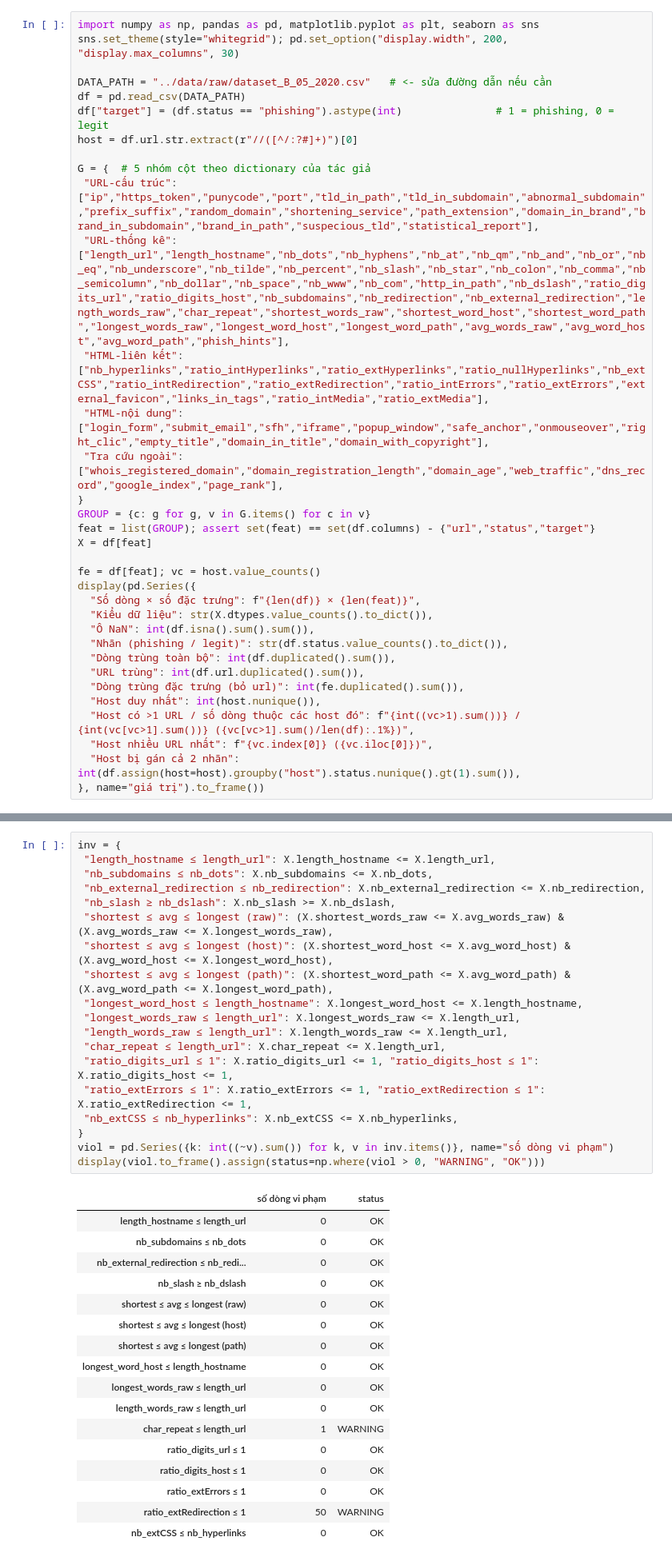
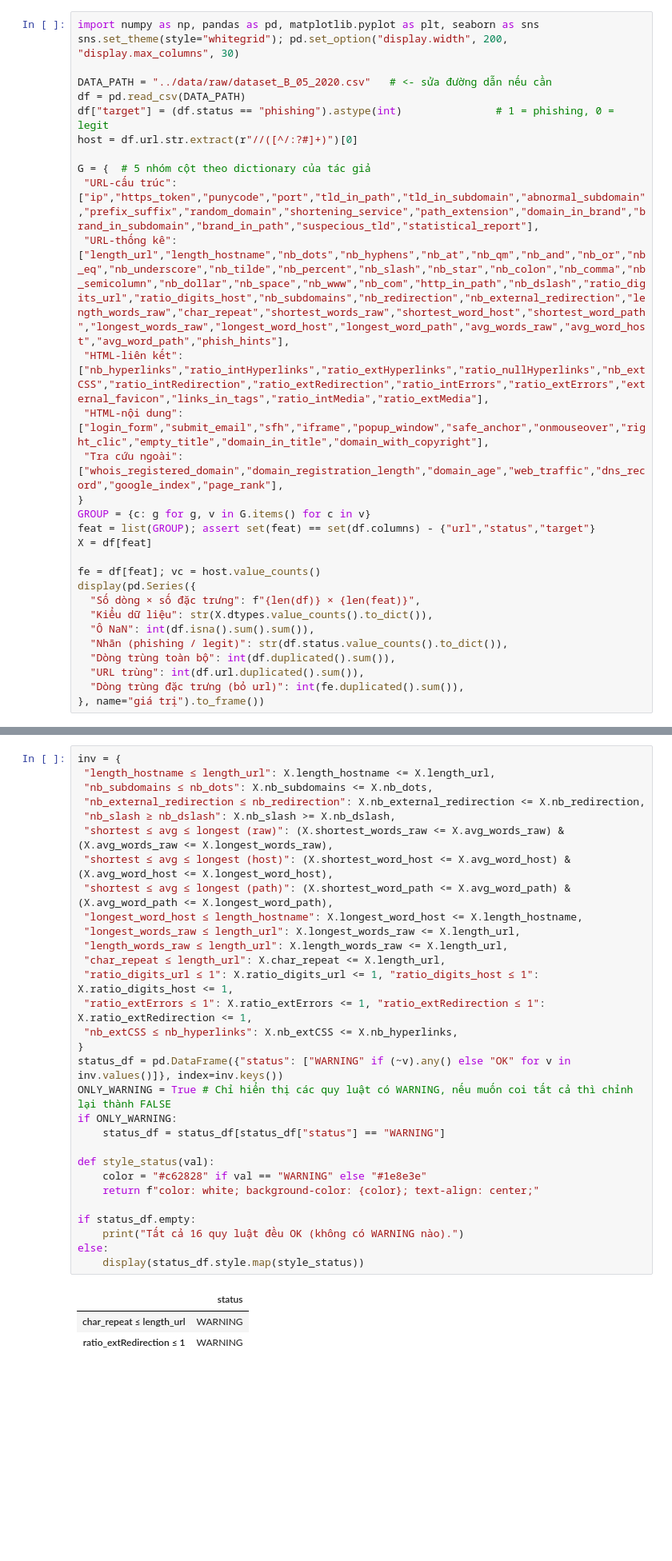
Before and after one commit to Meteor1238/optimization_algorithm_phishing_detection, a Jupyter notebook: notebooks/01_eda_dataset_B_05_2020.ipynb, the cells around one changed output, grey strips where cells are left out. Shown at 80% size. Drawn from its saved outputs; the diff is of its cells as text; blank space fills up the shorter version.

```diff
--- a/notebooks/01_eda_dataset_B_05_2020.ipynb
+++ b/notebooks/01_eda_dataset_B_05_2020.ipynb
@@ -32,10 +32,6 @@ display(pd.Series({
   "Dòng trùng toàn bộ": int(df.duplicated().sum()),
   "URL trùng": int(df.url.duplicated().sum()),
   "Dòng trùng đặc trưng (bỏ url)": int(fe.duplicated().sum()),
-  "Host duy nhất": int(host.nunique()),
-  "Host có >1 URL / số dòng thuộc các host đó": f"{int((vc>1).sum())} / {int(vc[vc>1].sum())} ({vc[vc>1].sum()/len(df):.1%})",
-  "Host nhiều URL nhất": f"{vc.index[0]} ({vc.iloc[0]})",
-  "Host bị gán cả 2 nhãn": int(df.assign(host=host).groupby("host").status.nunique().gt(1).sum()),
 }, name="giá trị").to_frame())
 # %% [output]
 |  | giá trị |
@@ -315,40 +303,37 @@ display(pd.concat(rows).round(1))
 # %%
 inv = {
  "length_hostname ≤ length_url": X.length_hostname <= X.length_url,
  "nb_subdomains ≤ nb_dots": X.nb_subdomains <= X.nb_dots,
  "nb_external_redirection ≤ nb_redirection": X.nb_external_redirection <= X.nb_redirection,
  "nb_slash ≥ nb_dslash": X.nb_slash >= X.nb_dslash,
  "shortest ≤ avg ≤ longest (raw)": (X.shortest_words_raw <= X.avg_words_raw) & (X.avg_words_raw <= X.longest_words_raw),
  "shortest ≤ avg ≤ longest (host)": (X.shortest_word_host <= X.avg_word_host) & (X.avg_word_host <= X.longest_word_host),
  "shortest ≤ avg ≤ longest (path)": (X.shortest_word_path <= X.avg_word_path) & (X.avg_word_path <= X.longest_word_path),
  "longest_word_host ≤ length_hostname": X.longest_word_host <= X.length_hostname,
  "longest_words_raw ≤ length_url": X.longest_words_raw <= X.length_url,
  "length_words_raw ≤ length_url": X.length_words_raw <= X.length_url,
  "char_repeat ≤ length_url": X.char_repeat <= X.length_url,
  "ratio_digits_url ≤ 1": X.ratio_digits_url <= 1, "ratio_digits_host ≤ 1": X.ratio_digits_host <= 1,
  "ratio_extErrors ≤ 1": X.ratio_extErrors <= 1, "ratio_extRedirection ≤ 1": X.ratio_extRedirection <= 1,
  "nb_extCSS ≤ nb_hyperlinks": X.nb_extCSS <= X.nb_hyperlinks,
 }
-viol = pd.Series({k: int((~v).sum()) for k, v in inv.items()}, name="số dòng vi phạm")
-display(viol.to_frame().assign(status=np.where(viol > 0, "WARNING", "OK")))
+status_df = pd.DataFrame({"status": ["WARNING" if (~v).any() else "OK" for v in inv.values()]}, index=inv.keys())
+ONLY_WARNING = True # Chỉ hiển thị các quy luật có WARNING, nếu muốn coi tất cả thì chỉnh lại thành FALSE
+if ONLY_WARNING:
+    status_df = status_df[status_df["status"] == "WARNING"]
+
+def style_status(val):
+    color = "#c62828" if val == "WARNING" else "#1e8e3e"
+    return f"color: white; background-color: {color}; text-align: center;"
+
+if status_df.empty:
+    print("Tất cả 16 quy luật đều OK (không có WARNING nào).")
+else:
+    display(status_df.style.map(style_status))
 # %% [output]
-|  | số dòng vi phạm | status |
-| length_hostname ≤ length_url | 0 | OK |
-| nb_subdomains ≤ nb_dots | 0 | OK |
-| nb_external_redirection ≤ nb_redi... | 0 | OK |
-| nb_slash ≥ nb_dslash | 0 | OK |
-| shortest ≤ avg ≤ longest (raw) | 0 | OK |
-| shortest ≤ avg ≤ longest (host) | 0 | OK |
-| shortest ≤ avg ≤ longest (path) | 0 | OK |
-| longest_word_host ≤ length_hostname | 0 | OK |
-| longest_words_raw ≤ length_url | 0 | OK |
-| length_words_raw ≤ length_url | 0 | OK |
-| char_repeat ≤ length_url | 1 | WARNING |
-| ratio_digits_url ≤ 1 | 0 | OK |
-| ratio_digits_host ≤ 1 | 0 | OK |
-| ratio_extErrors ≤ 1 | 0 | OK |
-| ratio_extRedirection ≤ 1 | 50 | WARNING |
-| nb_extCSS ≤ nb_hyperlinks | 0 | OK |
+|  | status |
+| char_repeat ≤ length_url | WARNING |
+| ratio_extRedirection ≤ 1 | WARNING |
 # %% [markdown]
 **Phát hiện**
 - **L19** 16 bất biến logic: 14 đạt 100%; vi phạm: `ratio_extRedirection ≤ 1` (50 dòng, trùng L9) và `char_repeat ≤ length_url` (1 dòng).
```
Also changed, not shown: parts of 20 cells of this notebook.
